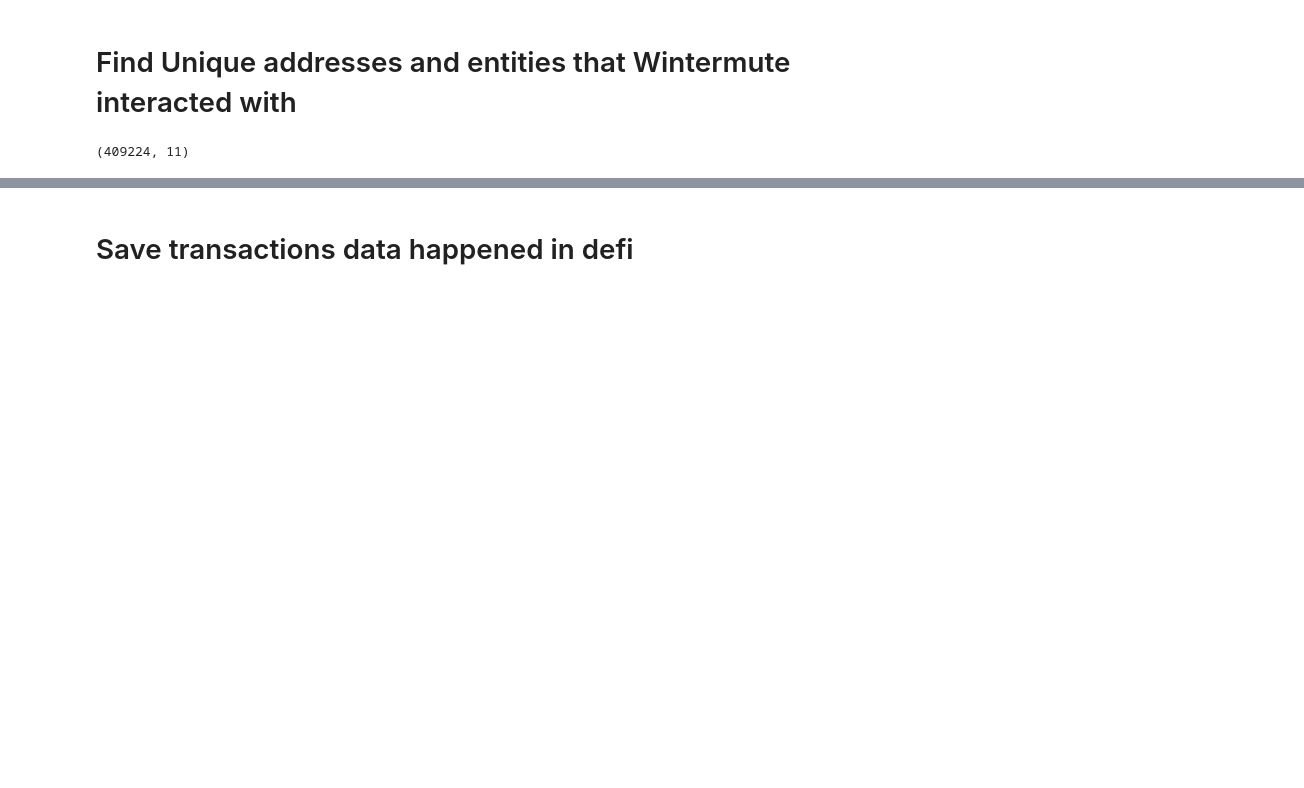
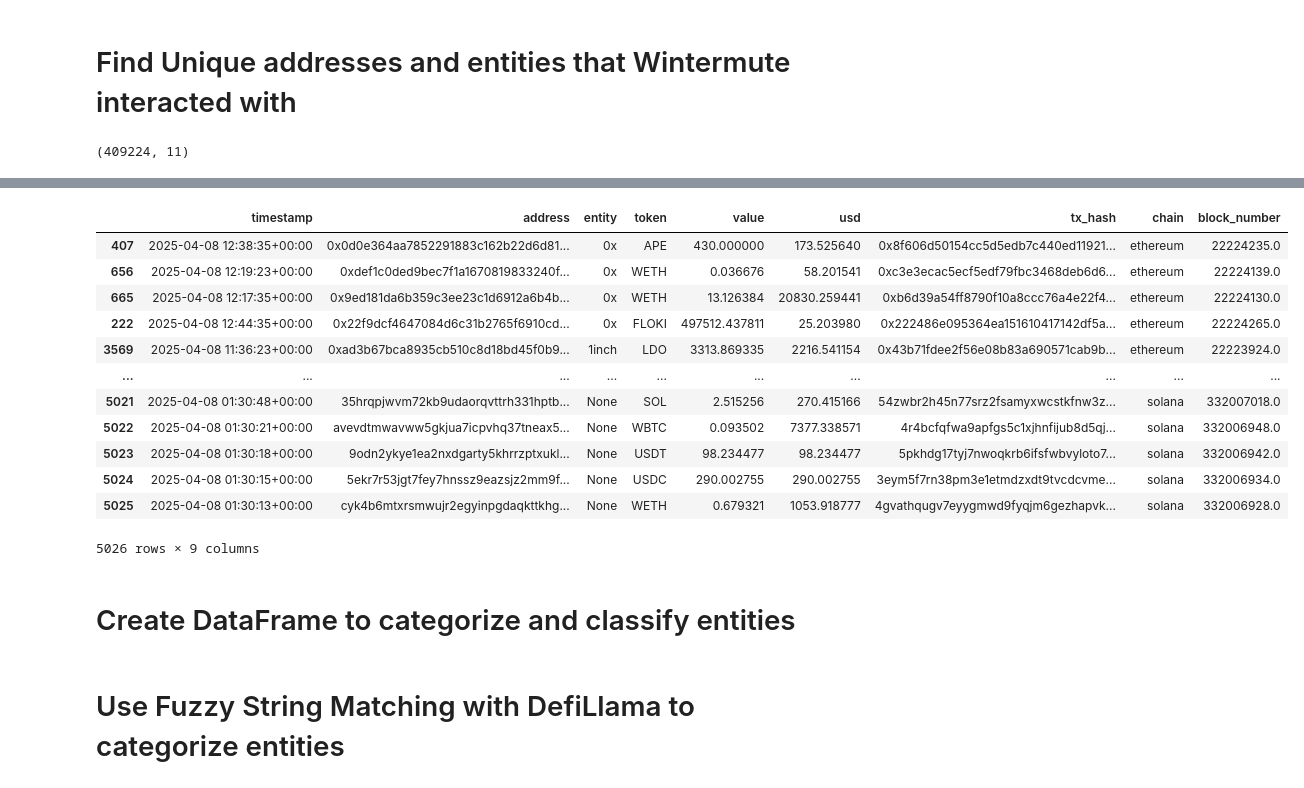
Before and after one commit to dleeim/wintermute_trading_activity, a Jupyter notebook: notebooks/entitiy_classification.ipynb, the cells around one changed output, grey strips where cells are left out. Drawn from its saved outputs; the diff is of its cells as text; code cells hidden in the pictures; blank space fills up the shorter version.

```diff
--- a/notebooks/entitiy_classification.ipynb
+++ b/notebooks/entitiy_classification.ipynb
@@ -107,15 +91,17 @@ df.shape
 # %% [output]
 (409224, 11)
 # %%
-df_from = df[df['from_entity']!='Wintermute'][['from_address','from_entity']]
+df_from = df[df['from_entity']!='Wintermute']
 df_from = df_from.rename(columns={"from_address": "address", "from_entity": "entity"})
 
-df_to = df[df['to_entity']!='Wintermute'][['to_address','to_entity']]
+df_to = df[df['to_entity']!='Wintermute']
 df_to = df_to.rename(columns={"to_address": "address", "to_entity": "entity"})
 
 df_non_wintermute = (
     pd.concat([df_from, df_to], ignore_index=True)
       .drop_duplicates(subset=["address"])      # keep the first entity you see
+      .drop(columns=['from_address','from_entity',
+                    'to_address','to_entity'])
       .reset_index(drop=True)
       .sort_values('entity')
 )
@@ -123,7 +109,7 @@ df_non_wintermute = (
 addresses = df_non_wintermute['address'].dropna().astype(str).unique().tolist()
 entities = df_non_wintermute['entity'].dropna().astype(str).unique().tolist()
 
-with open("../result/addresses.txt", "w", encoding="utf-8") as f:
+with open("../outputs/addresses.txt", "w", encoding="utf-8") as f:
     f.write("\n".join(addresses))
-with open("../result/entities.txt", "w", encoding="utf-8") as f:
+with open("../outputs/entities.txt", "w", encoding="utf-8") as f:
     f.write("\n".join(entities))
@@ -188,2 +115,0 @@ None
-# %% [markdown]
-# Save transactions data happened in defi
@@ -191,0 +116,18 @@ df_defi.to_parquet("../data/processed/wintermute_transfers_clean_defi.parquet",
+# %%
+df_non_wintermute
+# %% [output]
+|  | timestamp | address | entity | token | value | usd | tx_hash | chain | block_number |
+| 407 | 2025-04-08 12:38:35+00:00 | 0x0d0e364aa7852291883c162b22d6d81... | 0x | APE | 430.000000 | 173.525640 | 0x8f606d50154cc5d5edb7c440ed11921... | ethereum | 22224235.0 |
+| 656 | 2025-04-08 12:19:23+00:00 | 0xdef1c0ded9bec7f1a1670819833240f... | 0x | WETH | 0.036676 | 58.201541 | 0xc3e3ecac5ecf5edf79fbc3468deb6d6... | ethereum | 22224139.0 |
+| 665 | 2025-04-08 12:17:35+00:00 | 0x9ed181da6b359c3ee23c1d6912a6b4b... | 0x | WETH | 13.126384 | 20830.259441 | 0xb6d39a54ff8790f10a8ccc76a4e22f4... | ethereum | 22224130.0 |
+| 222 | 2025-04-08 12:44:35+00:00 | 0x22f9dcf4647084d6c31b2765f6910cd... | 0x | FLOKI | 497512.437811 | 25.203980 | 0x222486e095364ea151610417142df5a... | ethereum | 22224265.0 |
+| 3569 | 2025-04-08 11:36:23+00:00 | 0xad3b67bca8935cb510c8d18bd45f0b9... | 1inch | LDO | 3313.869335 | 2216.541154 | 0x43b71fdee2f56e08b83a690571cab9b... | ethereum | 22223924.0 |
+| ... | ... | ... | ... | ... | ... | ... | ... | ... | ... |
+| 5021 | 2025-04-08 01:30:48+00:00 | 35hrqpjwvm72kb9udaorqvttrh331hptb... | None | SOL | 2.515256 | 270.415166 | 54zwbr2h45n77srz2fsamyxwcstkfnw3z... | solana | 332007018.0 |
+| 5022 | 2025-04-08 01:30:21+00:00 | avevdtmwavww5gkjua7icpvhq37tneax5... | None | WBTC | 0.093502 | 7377.338571 | 4r4bcfqfwa9apfgs5c1xjhnfijub8d5qj... | solana | 332006948.0 |
+| 5023 | 2025-04-08 01:30:18+00:00 | 9odn2ykye1ea2nxdgarty5khrrzptxukl... | None | USDT | 98.234477 | 98.234477 | 5pkhdg17tyj7nwoqkrb6ifsfwbvyloto7... | solana | 332006942.0 |
+| 5024 | 2025-04-08 01:30:15+00:00 | 5ekr7r53jgt7fey7hnssz9eazsjz2mm9f... | None | USDC | 290.002755 | 290.002755 | 3eym5f7rn38pm3e1etmdzxdt9tvcdcvme... | solana | 332006934.0 |
+| 5025 | 2025-04-08 01:30:13+00:00 | cyk4b6mtxrsmwujr2egyinpgdaqkttkhg... | None | WETH | 0.679321 | 1053.918777 | 4gvathqugv7eyygmwd9fyqjm6gezhapvk... | solana | 332006928.0 |
+5026 rows × 9 columns
+# %% [markdown]
+# Create DataFrame to categorize and classify entities
@@ -191,0 +140,2 @@ df_defi.to_parquet("../data/processed/wintermute_transfers_clean_defi.parquet",
+# %% [markdown]
+# Use Fuzzy String Matching with DefiLlama to categorize entities
```
Also changed, not shown: parts of 29 cells of this notebook.
